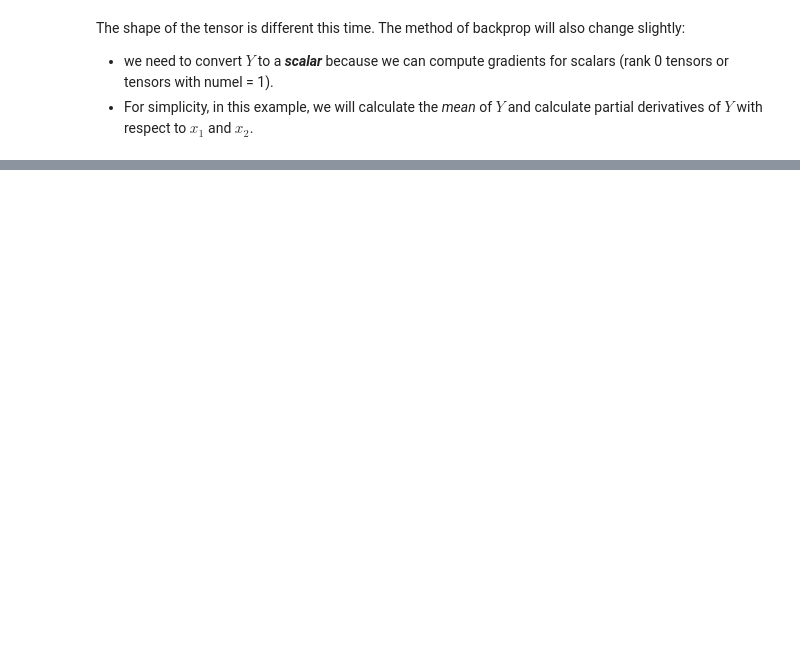
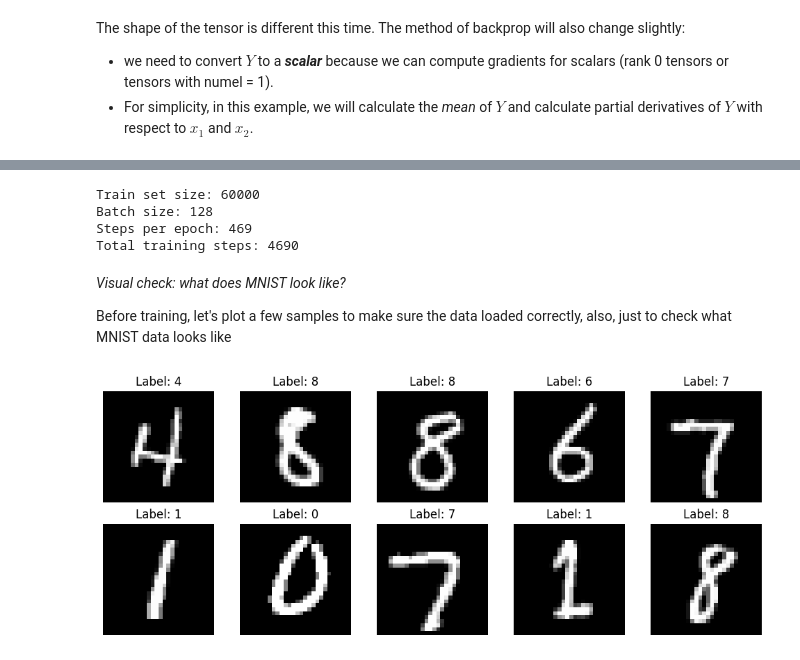
Before and after one commit to mjzhu-p/COMP532-tutorial, a Jupyter notebook: COMP532_Tutorial_24_02_2026.ipynb, the cells around one changed output, grey strips where cells are left out. Saved outputs shown, nothing was run; the diff lists cells and outputs as text; code cells hidden in the pictures; blank space fills up the shorter version.

```diff
--- a/COMP532_Tutorial_24_02_2026.ipynb
+++ b/COMP532_Tutorial_24_02_2026.ipynb
@@ -825,0 +1026,52 @@ tensor([[0.5000, 0.5000]])
+# %%
+# Data loaders + steps/epoch calculation
+
+batch_size = 128
+test_batch_size = 256
+epochs = 10
+lr = 0.01
+momentum = 0.9
+
+transform = transforms.Compose([
+    transforms.ToTensor(),
+    transforms.Normalize((0.1307,), (0.3081,))
+])
+
+train_dataset = datasets.MNIST("../data", train=True, download=True, transform=transform)
+test_dataset  = datasets.MNIST("../data", train=False, download=True, transform=transform)
+
+train_loader = torch.utils.data.DataLoader(train_dataset, batch_size=batch_size, shuffle=True)
+test_loader  = torch.utils.data.DataLoader(test_dataset, batch_size=test_batch_size, shuffle=False)
+
+steps_per_epoch = len(train_loader)  # equals ceil(N / batch_size)
+print("Train set size:", len(train_dataset))
+print("Batch size:", batch_size)
+print("Steps per epoch:", steps_per_epoch)
+print("Total training steps:", steps_per_epoch * epochs)
+# %% [output]
+Train set size: 60000
+Batch size: 128
+Steps per epoch: 469
+Total training steps: 4690
+# %% [markdown]
+*Visual check: what does MNIST look like?*
+
+Before training, let's plot a few samples to make sure the data loaded correctly, also, just to check what MNIST data looks like
+# %%
+import matplotlib.pyplot as plt
+
+# Plot a few training images
+images, labels = next(iter(train_loader))
+
+fig, axes = plt.subplots(2, 5, figsize=(10, 4))
+axes = axes.flatten()
+
+for i, ax in enumerate(axes):
+    ax.imshow(images[i].squeeze(0), cmap="gray")
+    ax.set_title(f"Label: {labels[i].item()}")
+    ax.axis("off")
+
+plt.tight_layout()
+plt.show()
+# %% [output]
+[figure, added]
```
Also changed, not shown: parts of 74 cells of this notebook.
